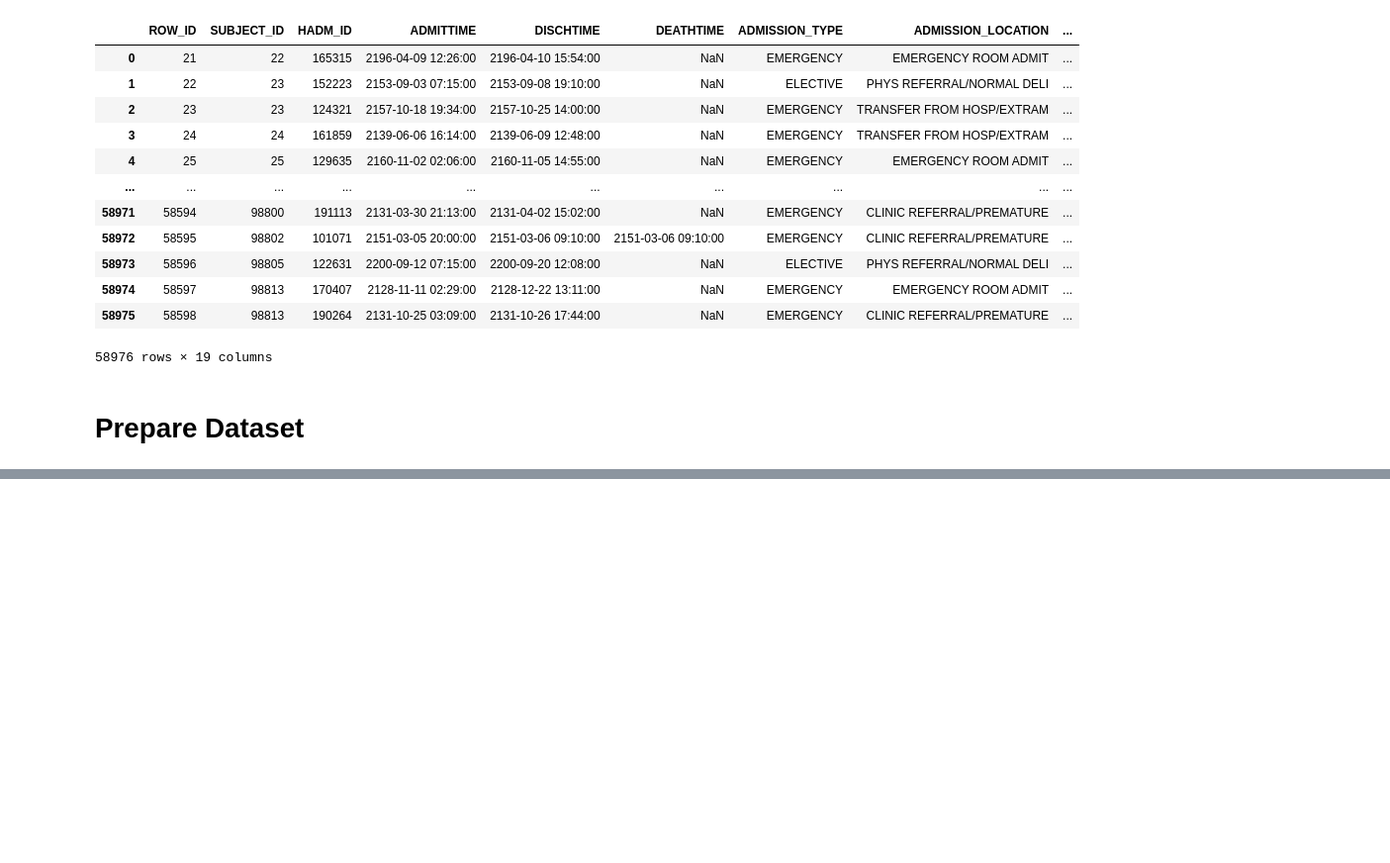
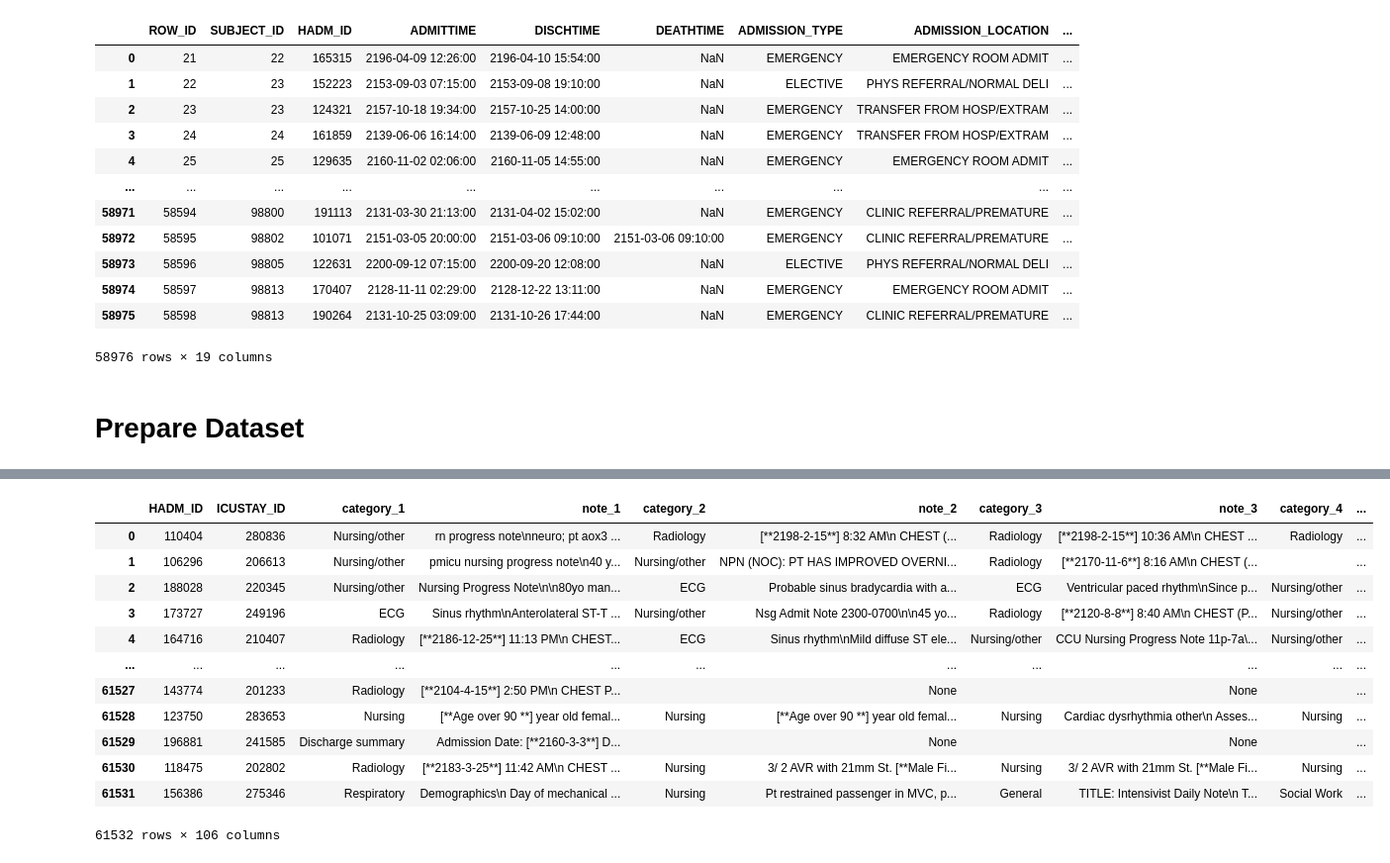
Before and after one commit to MiAfzli/mimic3-llm-mortality, a Jupyter notebook: project.ipynb, the cells around one changed output, grey strips where cells are left out. Shown at 99% size. Drawn from its saved outputs; the diff is of its cells as text; code cells hidden in the pictures; blank space fills up the shorter version.

Commit message:
add note_count column

```diff
--- a/project.ipynb
+++ b/project.ipynb
@@ -219,3 +219,53 @@ Max notes per ICU stay: 51
 | 61530 | 118475 | 202802 | Radiology | [**2183-3-25**] 11:42 AM\n CHEST ... | Nursing | 3/ 2 AVR with 21mm St. [**Male Fi... | Nursing | 3/ 2 AVR with 21mm St. [**Male Fi... | Nursing | ... |
 | 61531 | 156386 | 275346 | Respiratory | Demographics\n Day of mechanical ... | Nursing | Pt restrained passenger in MVC, p... | General | TITLE: Intensivist Daily Note\n T... | Social Work | ... |
 61532 rows × 105 columns
+# %%
+def add_note_counts_column(df_main, time_limit_hours, df_add=None):
+    note_counts = []
+    for _, row in df_main.iterrows():
+        count = 0
+        i = 1
+        while f'note_{i}' in row:
+            if pd.notna(row[f'note_{i}']):
+                count += 1
+            i += 1
+        note_counts.append(count)
+
+
+    if time_limit_hours == 24:
+        df_main['note_count_24'] = note_counts
+
+    elif time_limit_hours == 48:
+        df_main['note_count_48'] = note_counts
+        if df_add is not None:
+            hadm_to_count24 = dict(zip(df_add['HADM_ID'], df_add['note_count_24']))
+            df_main['note_count_24'] = df_main['HADM_ID'].map(hadm_to_count24).fillna(0).astype(int)
+
+    elif time_limit_hours == 'all':
+        df_main['note_count_all'] = note_counts
+        if df_add is not None:
+            if 'note_count_48' in df_add.columns:
+                hadm_to_count48 = dict(zip(df_add['HADM_ID'], df_add['note_count_48']))
+                df_main['note_count_48'] = df_main['HADM_ID'].map(hadm_to_count48).fillna(0).astype(int)
+            if 'note_count_24' in df_add.columns:
+                hadm_to_count24 = dict(zip(df_add['HADM_ID'], df_add['note_count_24']))
+                df_main['note_count_24'] = df_main['HADM_ID'].map(hadm_to_count24).fillna(0).astype(int)
+
+    return df_main
+# %%
+df_24h = add_note_counts_column(df_24h, 24, None)
+df_24h
+# %% [output]
+|  | HADM_ID | ICUSTAY_ID | category_1 | note_1 | category_2 | note_2 | category_3 | note_3 | category_4 | ... |
+| 0 | 110404 | 280836 | Nursing/other | rn progress note\nneuro; pt aox3 ... | Radiology | [**2198-2-15**] 8:32 AM\n CHEST (... | Radiology | [**2198-2-15**] 10:36 AM\n CHEST ... | Radiology | ... |
+| 1 | 106296 | 206613 | Nursing/other | pmicu nursing progress note\n40 y... | Nursing/other | NPN (NOC): PT HAS IMPROVED OVERNI... | Radiology | [**2170-11-6**] 8:16 AM\n CHEST (... |  | ... |
+| 2 | 188028 | 220345 | Nursing/other | Nursing Progress Note\n\n80yo man... | ECG | Probable sinus bradycardia with a... | ECG | Ventricular paced rhythm\nSince p... | Nursing/other | ... |
+| 3 | 173727 | 249196 | ECG | Sinus rhythm\nAnterolateral ST-T ... | Nursing/other | Nsg Admit Note 2300-0700\n\n45 yo... | Radiology | [**2120-8-8**] 8:40 AM\n CHEST (P... | Nursing/other | ... |
+| 4 | 164716 | 210407 | Radiology | [**2186-12-25**] 11:13 PM\n CHEST... | ECG | Sinus rhythm\nMild diffuse ST ele... | Nursing/other | CCU Nursing Progress Note 11p-7a\... | Nursing/other | ... |
+| ... | ... | ... | ... | ... | ... | ... | ... | ... | ... | ... |
+| 61527 | 143774 | 201233 | Radiology | [**2104-4-15**] 2:50 PM\n CHEST P... |  | None |  | None |  | ... |
+| 61528 | 123750 | 283653 | Nursing | [**Age over 90 **] year old femal... | Nursing | [**Age over 90 **] year old femal... | Nursing | Cardiac dysrhythmia other\n Asses... | Nursing | ... |
+| 61529 | 196881 | 241585 | Discharge summary | Admission Date: [**2160-3-3**] D... |  | None |  | None |  | ... |
+| 61530 | 118475 | 202802 | Radiology | [**2183-3-25**] 11:42 AM\n CHEST ... | Nursing | 3/ 2 AVR with 21mm St. [**Male Fi... | Nursing | 3/ 2 AVR with 21mm St. [**Male Fi... | Nursing | ... |
+| 61531 | 156386 | 275346 | Respiratory | Demographics\n Day of mechanical ... | Nursing | Pt restrained passenger in MVC, p... | General | TITLE: Intensivist Daily Note\n T... | Social Work | ... |
+61532 rows × 106 columns
```
Also changed, not shown: parts of 2 cells of this notebook.
